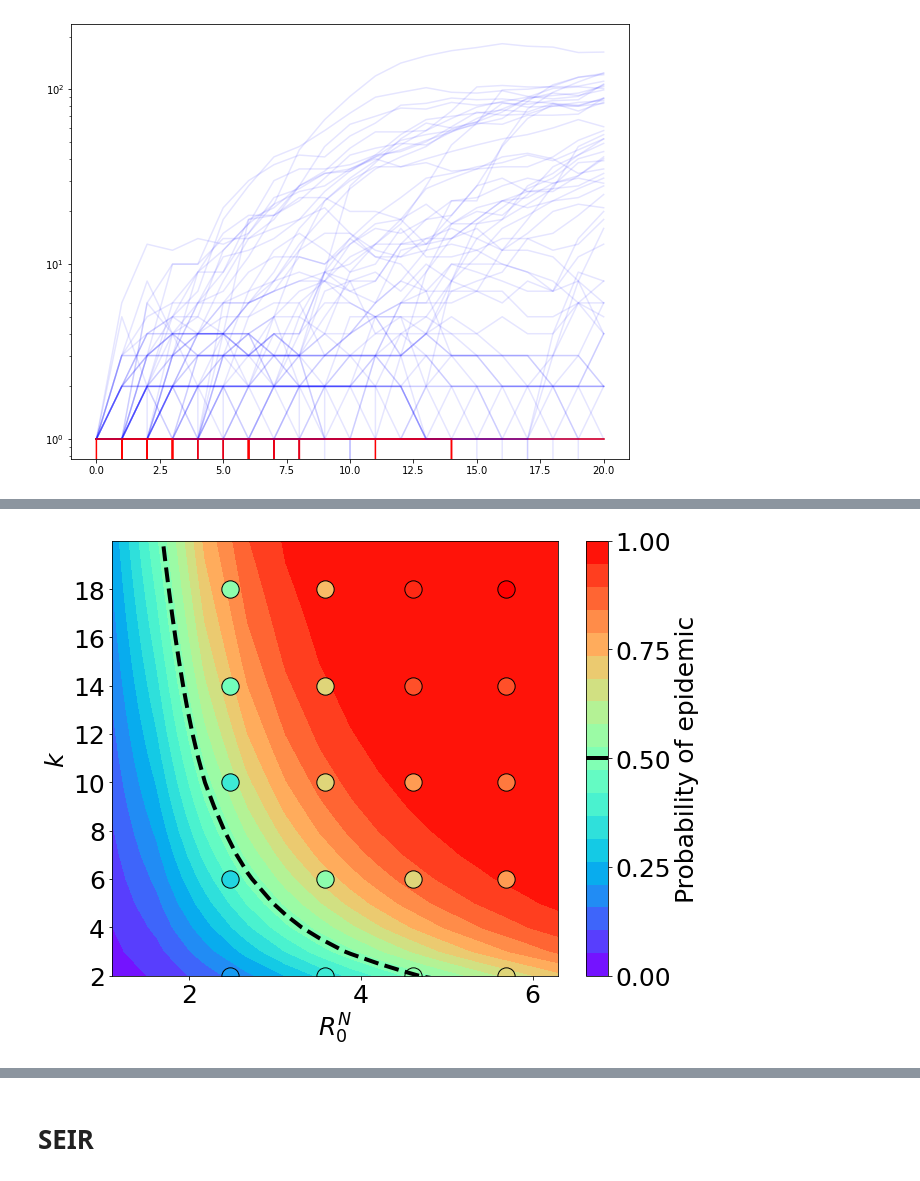
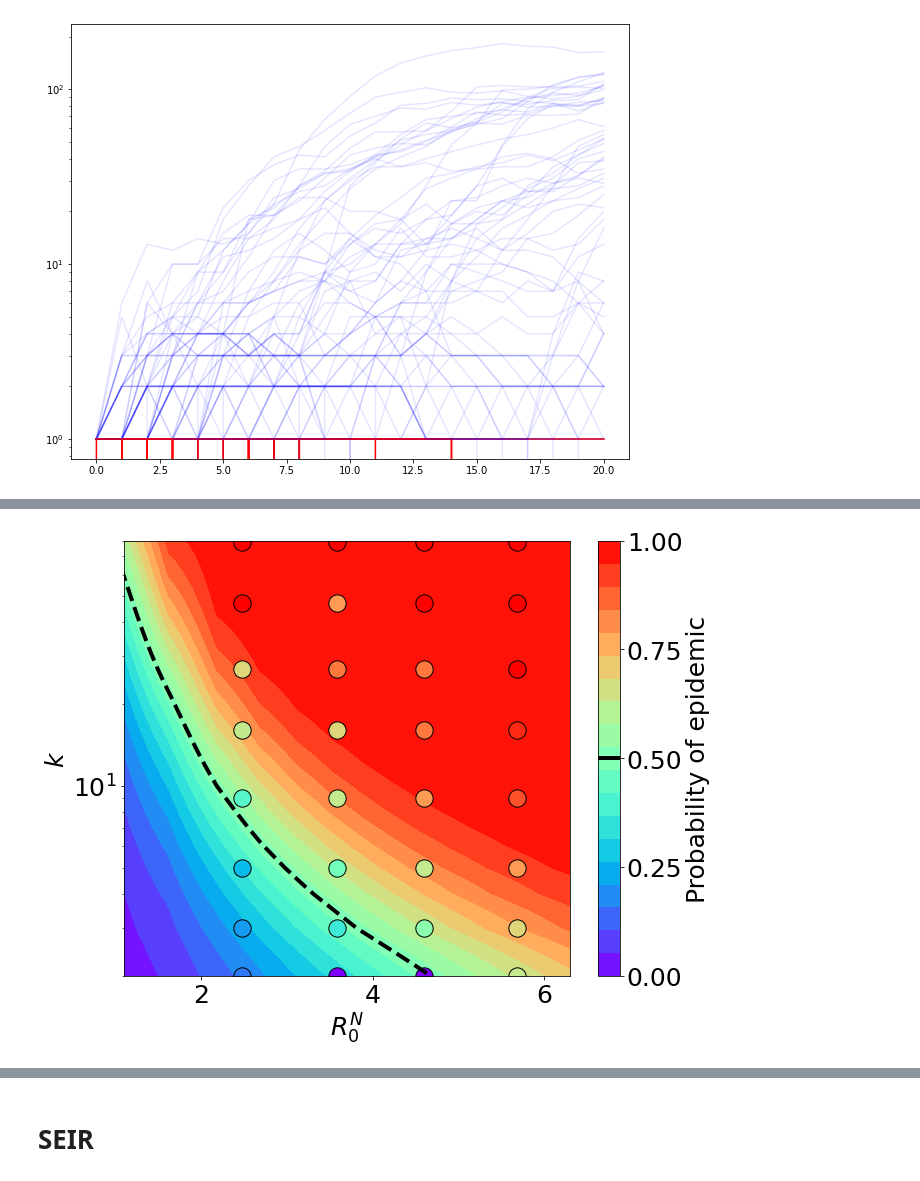
Before and after one commit to betoto008/Epidemiology_2020, a Jupyter notebook: Jupyter_Notebooks/2_Stochastic_Network.ipynb, the cells around one changed output, grey strips where cells are left out. Cells and saved outputs as stored; diff of their text form; code cells hidden in the pictures.

```diff
--- a/Jupyter_Notebooks/2_Stochastic_Network.ipynb
+++ b/Jupyter_Notebooks/2_Stochastic_Network.ipynb
@@ -424,7 +503,7 @@ if(p==1.0):
     betas = R0s*gamma
 
 u = np.linspace(0.00005,0.9,100000)
-prob_epi_ns = np.empty(20)
+prob_epi_ns = np.empty(80)
 #----Critical occupancy----
 T_c = meanDegree/(meanDegree2-meanDegree)
 #print('T_c:',T_c, '\n')
@@ -472,7 +551,7 @@ for beta, color, in zip(betas, colors_R):
     max_values = np.array([np.max(data_I[i,:]) for i in range(len(data_I[:,0]))])
 
     #data_ext = np.array([((data_I[i,-1]==0) & (max(data_I[i,:]) < 15)) for i in range(len(data_I[:,0]))])
-    data_ext = np.array([((data_I[i,-1]==0) and (max_values[i]<n_est)) for i in np.arange(len(data_I[:,0]))])
+    data_ext = np.array([((data_I[i,-1]==0) and (max_values[i]<20)) for i in np.arange(len(data_I[:,0]))])
     #data_ext = np.array([((np.max(data_I[i,:])<.5*n_est)) for i in range(len(data_I[:,0]))])
 
     degrees_epi, counts_epi = np.unique(data_stats[:,0][~data_ext], return_counts=True)
@@ -493,7 +572,7 @@ for beta, color, in zip(betas, colors_R):
             e_k_data = np.append(e_k_data, (n_epi)/n_total)
         else:
             degrees = degrees[~np.isin(degrees, d)]
-    prob_epi_ns = np.vstack((prob_epi_ns, e_k_data[:20]))
+    prob_epi_ns = np.vstack((prob_epi_ns, e_k_data[:80]))
     #----Plot e_k----
     ax.hlines(1,1,np.max(degrees)*1.1, linestyle = 'dashed')
     if(p==1.0):
@@ -510,7 +589,7 @@ ax.set_xticks(np.array(np.arange(0,int(max_degree),4)))
 ax.set_xlabel(r'Degree of patient zero $(k)$', fontsize = 25)
 ax.set_ylabel(r'Probability of large outbreak', fontsize = 25)
 ax.tick_params(labelsize = 25)
-ax.set_xlim(1.55, 100.5)
+ax.set_xlim(1.55, 80.5)
 ax.set_ylim(-0.05, 1.05)
 ax.set_xscale('log')
 
@@ -519,7 +598,9 @@ if(p==1.0):
     ax.legend(np.concatenate((lines_symbols,handles)), np.concatenate((labels_symbols,labels)) , fontsize = 20, loc = 4, framealpha=.95)
 if(p==0.0):
     ax.legend(fontsize = 20, loc = 4, framealpha=.95)
-#fig.savefig('../Figures/Stochastic/Networks/barabasi-albert/prob_epi_k_p%.1f.pdf'%(p))
+
+fig.savefig('../Figures/Stochastic/Networks/barabasi-albert/epi_prob_k_SIR_p%.1f.pdf'%(p))
+fig.savefig('../Figures/Stochastic/Networks/barabasi-albert/epi_prob_k_SIR_p%.1f.png'%(p))
 # %% [output]
 1.7155706795696049
 u: 0.2416979909799098
@@ -533,41 +614,42 @@ u: 0.6147219967199672
 # %%
 R0s = np.linspace(0.4, 6.3, 20)
-ns = np.linspace(0, 20, 100)
+ks = np.arange(2, 83)
 R0s_data = np.array([4.5, 3.0, 2.0, 1.2])
 #R0s_data = np.array([2.0, 1.2, 0.8])
 T_c = meanDegree/(meanDegree2-meanDegree)
 Ts = 1-((meanDegree)/((meanDegree+(R0s))))
 Ts_data = 1-((meanDegree)/((meanDegree+(R0s_data))))
 R0_Ns = Ts/T_c
 R0_Ns_data = Ts_data/T_c
 u = np.linspace(0.00005,0.9,100000)
 u_sols = np.array([u[np.array([np.sum(p_k*k*(1+(i-1)*T)**(k-1)) for i in u])>(np.sum(p_k*k)*u)][-1] for T in Ts])
-x, y = np.meshgrid(R0_Ns, k[:25])
-x2, y2 = np.meshgrid(R0_Ns, p_k[:25])
-x3, y3 = np.meshgrid(u_sols, k[:25])
+x, y = np.meshgrid(R0_Ns, ks)
+x2, y2 = np.meshgrid(R0_Ns, p_k[:80])
+x3, y3 = np.meshgrid(u_sols, ks)
 z = 1-(1-(x*T_c)+((x*T_c)*x3))**y
 
 p = 0.0
 
 fig, ax = plt.subplots(figsize = (10,8))
 cs = ax.contourf(x, y, z, levels = np.linspace(0,1,20), cmap = plt.cm.rainbow)
 cs2 = ax.contour(cs, levels=[0.5], colors='k', linestyles = 'dashed', linewidths = 4)
 for i in np.arange(len(R0_Ns_data)):
-    for j in np.arange(1, 20, 4):
-        ax.scatter(R0_Ns_data[i], k[j], color = plt.cm.rainbow(np.linspace(0,1,20))[int(19*prob_epi_ns[1:,:][i,j])], s = 300, edgecolors='k')
-ax.set_yticks(np.arange(0,20,2))
+    for j in np.array([int(i) for i in np.logspace(np.log10(2), np.log10(80), 8)-2]):
+        ax.scatter(R0_Ns_data[i], ks[j], color = plt.cm.rainbow(np.linspace(0,1,20))[int(19*prob_epi_ns[1:,:][i,j])], s = 300, edgecolors='k')
+ax.set_yticks(np.arange(0,80,2))
 ax.set_xlim(1.1,6.3)
-ax.set_ylim(2,20)
+ax.set_ylim(2,80)
+ax.set_yscale('log')
 ax.set_xlabel(r'$R^N_0$', fontsize = 25)
 ax.set_ylabel(r'$k$', fontsize = 25)
 ax.tick_params(labelsize = 25)
 cbar = fig.colorbar(cs, ticks=np.linspace(0,1,5))
 cbar.ax.set_yticks(np.arange(2))
 cbar.ax.set_ylabel('Probability of epidemic', fontsize = 25)
 #cbar.ax.set_yticklabels(np.linspace(0,1,5))
 cbar.ax.tick_params(labelsize = 25)
 cbar.add_lines(cs2)
-#fig.savefig('../Figures/Stochastic/Networks/barabasi-albert/Epi_prob_n_SIR_R0_p%.1f.pdf'%(p))
-#fig.savefig('../Figures/Stochastic/Networks/barabasi-albert/Epi_prob_n_SIR_R0_p%.1f.png'%(p))
+fig.savefig('../Figures/Stochastic/Networks/barabasi-albert/Epi_prob_k_SIR_p%.1f.pdf'%(p))
+fig.savefig('../Figures/Stochastic/Networks/barabasi-albert/Epi_prob_k_SIR_p%.1f.png'%(p))
 # %% [output]
-[figure, old version]
+[figure, new version]
```
Also changed, not shown: parts of 14 cells of this notebook, 41 other files.
